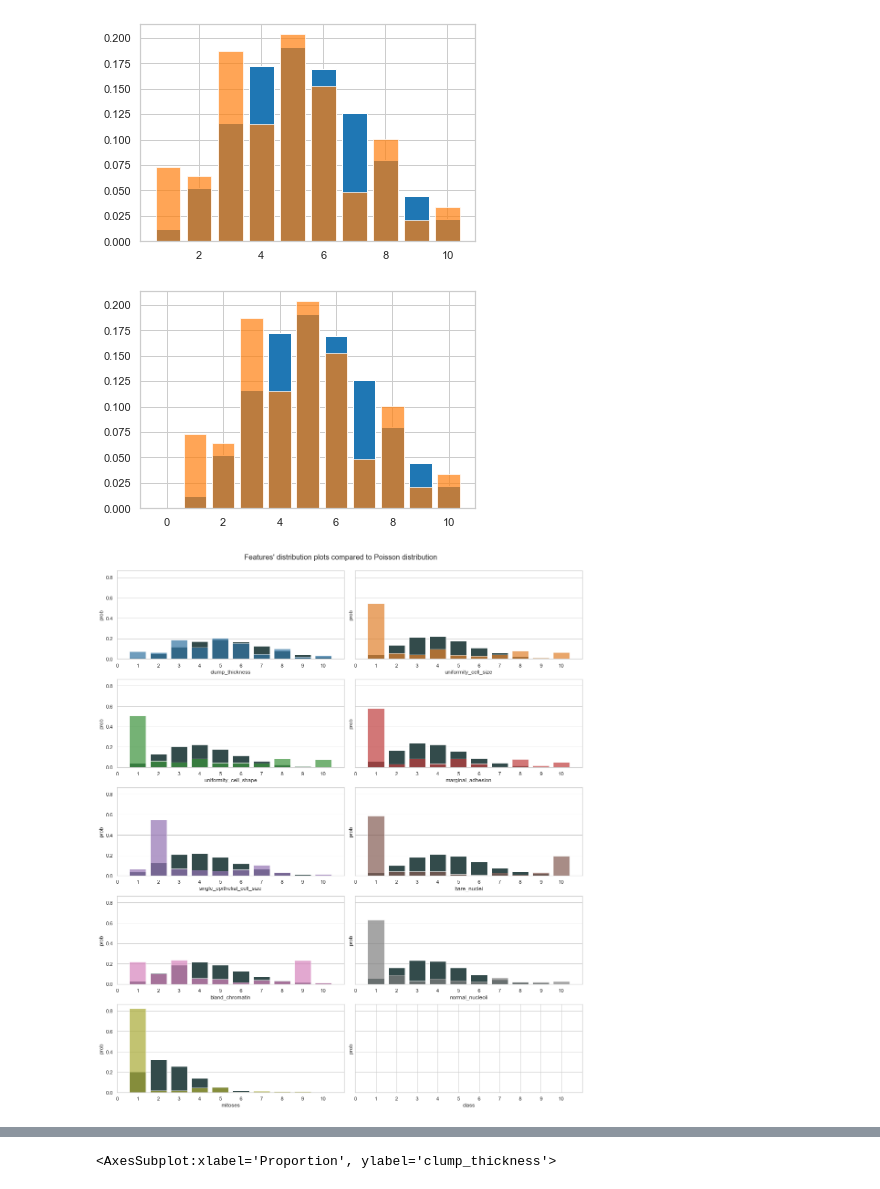
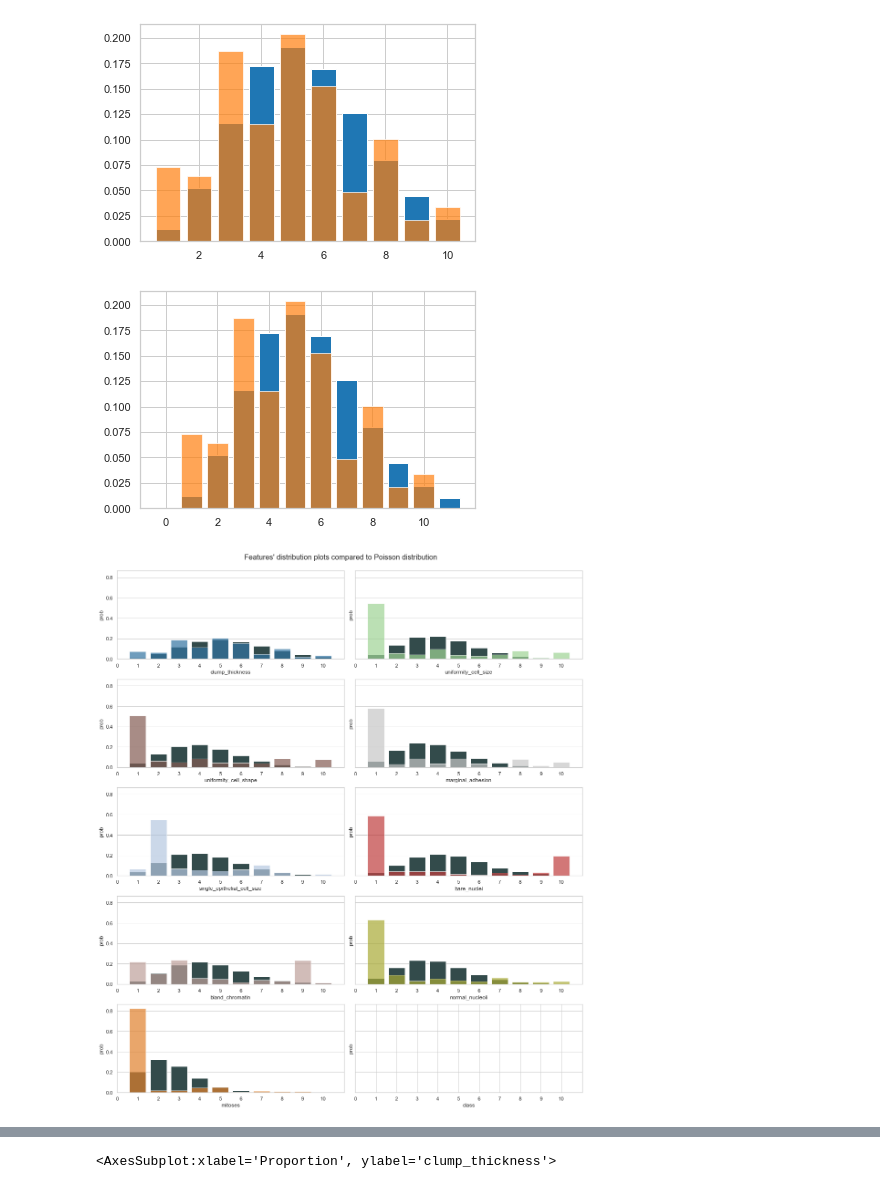
Before and after one commit to rromang/breast_cancer_classification, a Jupyter notebook: notebooks/initial.ipynb, the cells around one changed output, grey strips where cells are left out. Saved outputs shown, nothing was run; the diff lists cells and outputs as text; code cells hidden in the pictures.

```diff
--- a/notebooks/initial.ipynb
+++ b/notebooks/initial.ipynb
@@ -287,7 +304,7 @@ _
 #create new dataframe for pmf calculated with PMF function
 #----------------------------------------------
 pmf_list = [] # intitiate empty list
-for i in range(len(names)): #create loop that iterates through list with column names
+for i in range(len(names[:10])): #create loop that iterates through list with column names
     pmf = PMF(df_dropped,names[i])
     pmf_list.append(pmf)
 
@@ -322,8 +339,9 @@ names = pmf_df.columns[1:]
 names = names.format()
 ax_lst = list(tuple(chain.from_iterable(axs)))
 
-colors = ['tab:blue','tab:orange','tab:green','tab:red','tab:purple','tab:brown',\
-    'tab:pink','tab:gray','tab:olive','tab:cyan']
+colors = ['#1f77b4','#98df8a','#8c564b','#c7c7c7','#aec7e8','#d62728','#c49c94',\
+'#bcbd22','#ff7f0e','#ff9896','#e377c2','#dbdd8d','#ffbb78','#9467bd',\
+'#f7b6d2','#17becf','#2ca02c','#c5b0d5', '#7f7f7f','#9edae5']
 
 for i in range(len(names)):
     sns.barplot(x=pmf_df.score, y=pmf_df[names[i]], ax=ax_lst[i], ci=None, color=colors[i])
@@ -351,11 +369,12 @@ plt.suptitle('Cumulative distribution plots of values for each feature', y=1, fo
 ((ax1, ax2), (ax3, ax4), (ax5, ax6), (ax7, ax8), (ax9, ax10))=axs
 
 names = df_dropped.columns
-names = names.format()
+names = names[:10].format()
 ax_lst = list(tuple(chain.from_iterable(axs)))
 
-colors = ['tab:blue','tab:orange','tab:green','tab:red','tab:purple','tab:brown',\
-    'tab:pink','tab:gray','tab:olive','tab:cyan']
+colors = ['#1f77b4','#98df8a','#8c564b','#c7c7c7','#aec7e8','#d62728','#c49c94',\
+'#bcbd22','#ff7f0e','#ff9896','#e377c2','#dbdd8d','#ffbb78','#9467bd',\
+'#f7b6d2','#17becf','#2ca02c','#c5b0d5', '#7f7f7f','#9edae5']
 
 
 for i in range(len(names)):
@@ -714,7 +738,7 @@ plt.show()
 np.random.seed(42)
 
 #created random integers from 1-10
-x = poisson.rvs(df_dropped['clump_thickness'].median(), size=680)
+x = poisson.rvs(df_dropped['clump_thickness'].mean(), size=680)
 # print(x)
 
 y = poisson.pmf(x, mu=df_dropped['clump_thickness'].mean(), loc=1)
@@ -726,7 +750,7 @@ plt.bar(df_dropped['clump_thickness'].unique(),df_dropped['clump_thickness'].val
 # showing the graph
 plt.show()
 # %% [output]
-[figure, old version]
+[figure, new version]
 # %%
 #create multiple subplots to see the cumulative distribution for each feature
 #----------------------------------------------
@@ -738,38 +762,35 @@ plt.suptitle("Features' distribution plots compared to Poisson distribution", y=
 ((ax1, ax2), (ax3, ax4), (ax5, ax6), (ax7, ax8), (ax9, ax10))=axs
 
 names = df_dropped.columns
-names = names.format()
+names = names[:10].format()
 ax_lst = list(tuple(chain.from_iterable(axs)))
-
-colors = ['tab:blue','tab:orange','tab:green','tab:red','tab:purple','tab:brown',\
-    'tab:pink','tab:gray','tab:olive','tab:cyan']
 
 
 for i in range(len(names[:9])):
     np.random.seed(42)
     #created random integers from 1-10
     x = np.random.randint(1,11,size=680)
     # print(x)
 
     y = poisson.pmf(x, mu=df_dropped[names[i]].mean(), loc=1)
     sns.barplot(x=x, y=y, ax=ax_lst[i], ci=None, color='darkslategrey')
     # plt.bar(x, y, color='darkslategrey')
     sns.barplot(x=df_dropped[names[i]].unique(), y=df_dropped[names[i]].value_counts()/len(df_dropped[names[i]]), ax=ax_lst[i], ci=None, color=colors[i], alpha=0.7)
     # plt.bar(,, alpha=0.7, color=colors[i])
     # sns.barplot(x=pmf_df.score, y=pmf_df[names[i]], ax=ax_lst[i], ci=None, color=colors[i])
 
 for i, ax in zip(range(len(names)), axs.flat):
     ax.set(ylabel='prob')
     ax.set(xlabel=names[i])
     ax.set_xlim([-1,10])
     ax.set_xticks(list(range(-1,10)))
     ax.set_xticklabels(list(range(0,11)))
     # ax.set_title(names[i])
 
 plt.tight_layout()
 fig.savefig('../images/exploratory_analysis/poisson_comp_plots.png', bbox_inches='tight',dpi=600)
 plt.show()
 # %% [output]
-[figure, old version]
+[figure, new version]
 # %%
 df_ben = df_dropped[df_dropped['class']==2]
```
Also changed, not shown: parts of 24 cells of this notebook, 9 other files.
